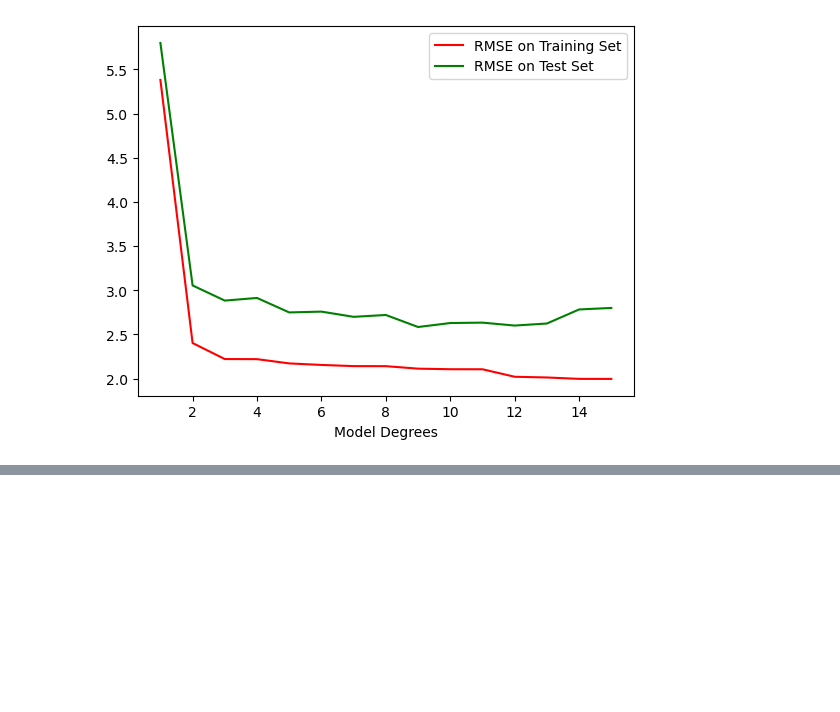
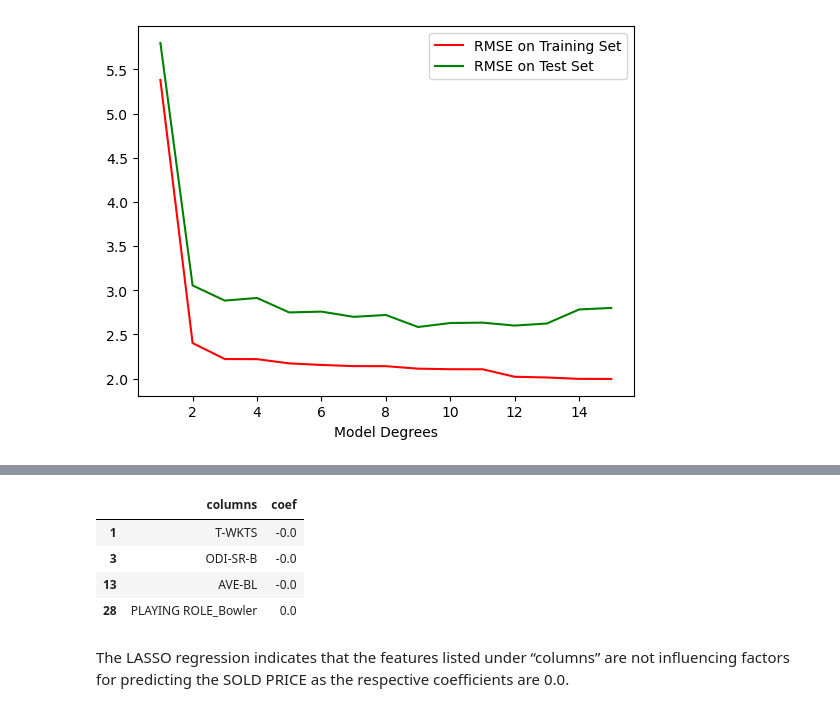
Before and after one commit to arunp77/Machine-Learning, a Jupyter notebook: Projects-ML/Reg-models/Project-2_Advertising.ipynb, the cells around one changed output, grey strips where cells are left out. Saved outputs shown, nothing was run; the diff lists cells and outputs as text; code cells hidden in the pictures; blank space fills up the shorter version.

```diff
--- a/Projects-ML/Reg-models/Project-2_Advertising.ipynb
+++ b/Projects-ML/Reg-models/Project-2_Advertising.ipynb
@@ -662,0 +889,12 @@ plt.show()
+# %%
+## Filtering out coefficients with zeros
+lasso_coef_df[lasso_coef_df.coef == 0]
+# %% [output]
+|  | columns | coef |
+| 1 | T-WKTS | -0.0 |
+| 3 | ODI-SR-B | -0.0 |
+| 13 | AVE-BL | -0.0 |
+| 28 | PLAYING ROLE_Bowler | 0.0 |
+# %% [markdown]
+The LASSO regression indicates that the features listed under “columns” are not influencing factors for
+predicting the SOLD PRICE as the respective coefficients are 0.0.
```
Also changed, not shown: parts of 38 cells of this notebook.
